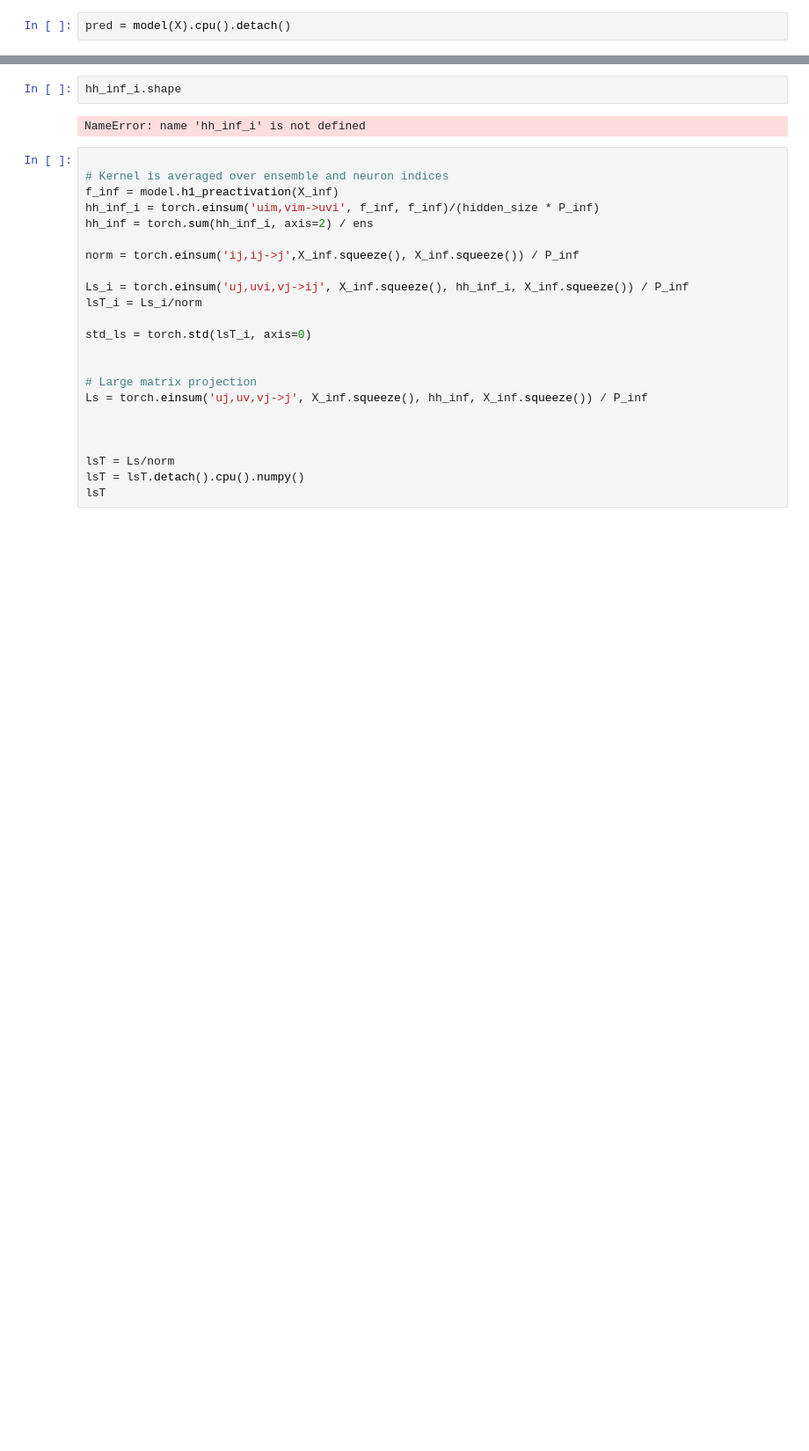
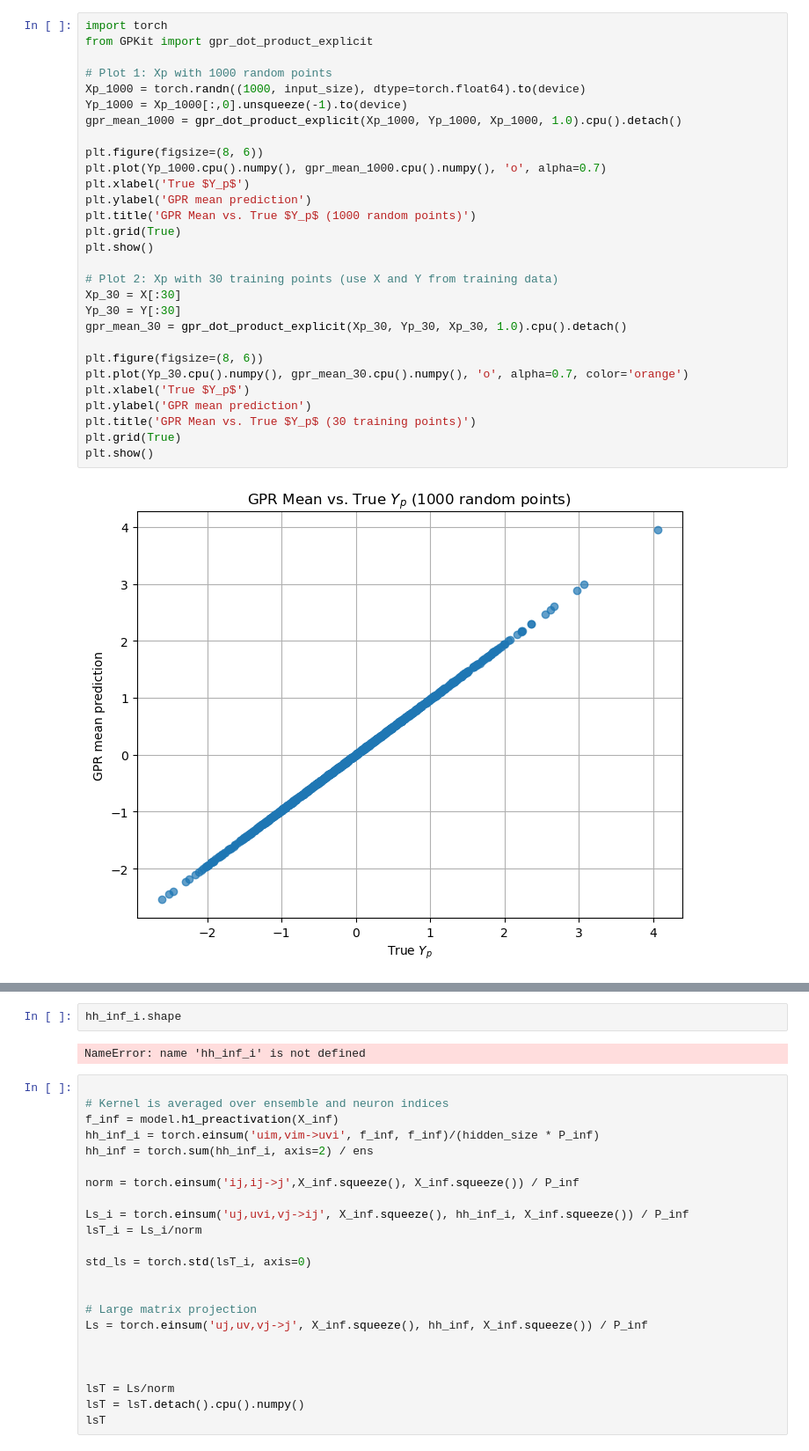
Before and after one commit to theideasmith/FCNX-Ensembling, a Jupyter notebook: scripts/Erf Analysis_GP.ipynb, the cells around one changed output, grey strips where cells are left out. Shown at 88% size. Drawn from its saved outputs; the diff is of its cells as text; blank space fills up the shorter version.

```diff
--- a/scripts/Erf Analysis_GP.ipynb
+++ b/scripts/Erf Analysis_GP.ipynb
@@ -128,2 +130,31 @@ plt.show()
-# %%
-pred = model(X).cpu().detach()
+# %%
+import torch
+from GPKit import gpr_dot_product_explicit
+
+# Plot 1: Xp with 1000 random points
+Xp_1000 = torch.randn((1000, input_size), dtype=torch.float64).to(device)
+Yp_1000 = Xp_1000[:,0].unsqueeze(-1).to(device)
+gpr_mean_1000 = gpr_dot_product_explicit(Xp_1000, Yp_1000, Xp_1000, 1.0).cpu().detach()
+
+plt.figure(figsize=(8, 6))
+plt.plot(Yp_1000.cpu().numpy(), gpr_mean_1000.cpu().numpy(), 'o', alpha=0.7)
+plt.xlabel('True $Y_p$')
+plt.ylabel('GPR mean prediction')
+plt.title('GPR Mean vs. True $Y_p$ (1000 random points)')
+plt.grid(True)
+plt.show()
+
+# Plot 2: Xp with 30 training points (use X and Y from training data)
+Xp_30 = X[:30]
+Yp_30 = Y[:30]
+gpr_mean_30 = gpr_dot_product_explicit(Xp_30, Yp_30, Xp_30, 1.0).cpu().detach()
+
+plt.figure(figsize=(8, 6))
+plt.plot(Yp_30.cpu().numpy(), gpr_mean_30.cpu().numpy(), 'o', alpha=0.7, color='orange')
+plt.xlabel('True $Y_p$')
+plt.ylabel('GPR mean prediction')
+plt.title('GPR Mean vs. True $Y_p$ (30 training points)')
+plt.grid(True)
+plt.show()
+# %% [output]
+[figure, added]
```
Also changed, not shown: parts of 22 cells of this notebook, 5 other files.
